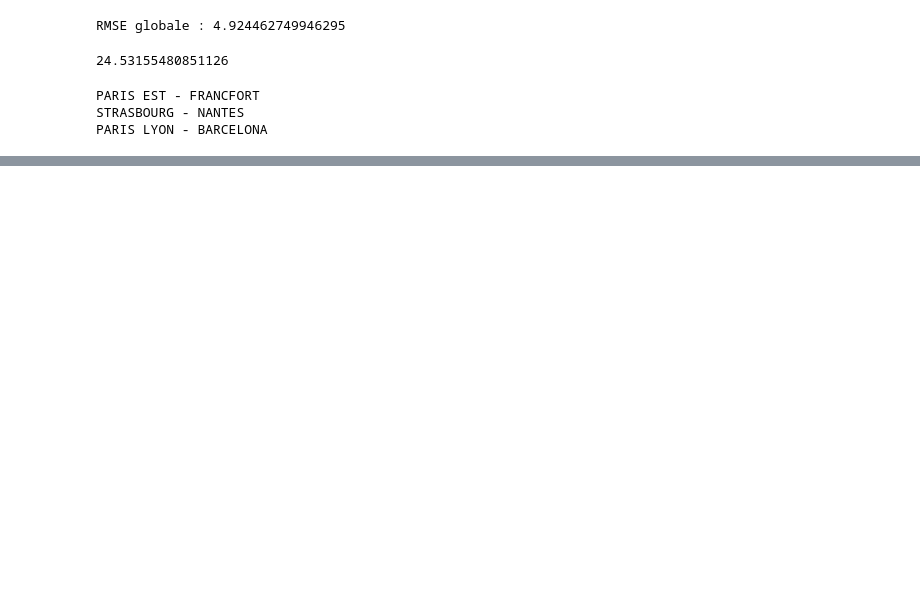
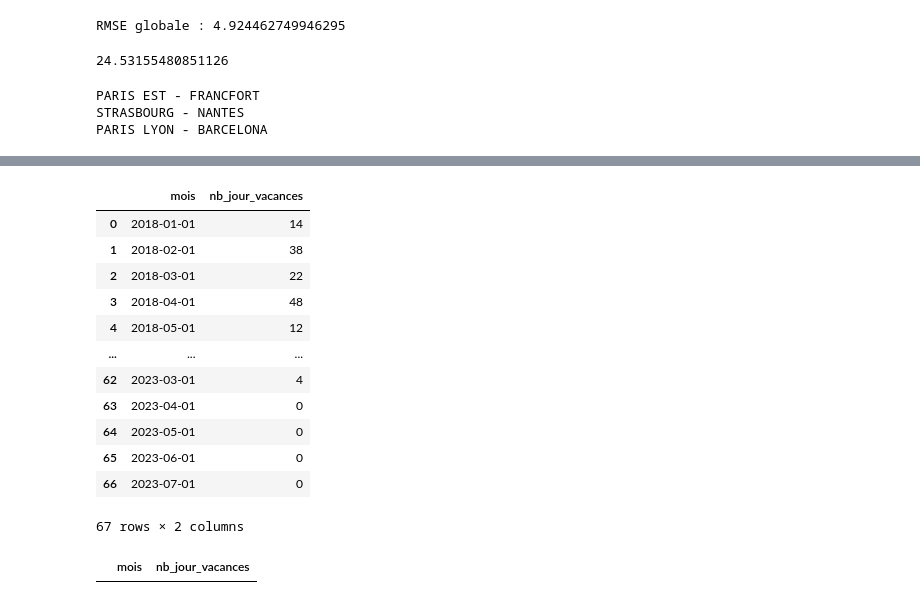
Before and after one commit to MatteoGentili/Apprentissage_Automatique_Project, a Jupyter notebook: Python_files/time_series.ipynb, the cells around one changed output, grey strips where cells are left out. Saved outputs shown, nothing was run; the diff lists cells and outputs as text; code cells hidden in the pictures; blank space fills up the shorter version.

```diff
--- a/Python_files/time_series.ipynb
+++ b/Python_files/time_series.ipynb
@@ -288,0 +417,31 @@ PARIS LYON - BARCELONA
+# %%
+for date in vac["date"] :
+    for i in df_mois.index :
+        mois = df_mois["mois"][i]
+        if mois > pd.to_datetime("2023-06-02"):
+            mois_suivant = df_mois["mois"][i+1]
+            if (date >= mois) and (date < mois_suivant) :
+                df_mois.loc[i,"nb_jour_vacances"] += 1
+                break
+        else :
+                break
+
+df_mois
+# %% [output]
+|  | mois | nb_jour_vacances |
+| 0 | 2018-01-01 | 14 |
+| 1 | 2018-02-01 | 38 |
+| 2 | 2018-03-01 | 22 |
+| 3 | 2018-04-01 | 48 |
+| 4 | 2018-05-01 | 12 |
+| ... | ... | ... |
+| 62 | 2023-03-01 | 4 |
+| 63 | 2023-04-01 | 0 |
+| 64 | 2023-05-01 | 0 |
+| 65 | 2023-06-01 | 0 |
+| 66 | 2023-07-01 | 0 |
+67 rows × 2 columns
+# %%
+df_mois[df_mois["nb_jour_vacances"]!=0]
+# %% [output]
+|  | mois | nb_jour_vacances |
```
Also changed, not shown: parts of 8 cells of this notebook.
